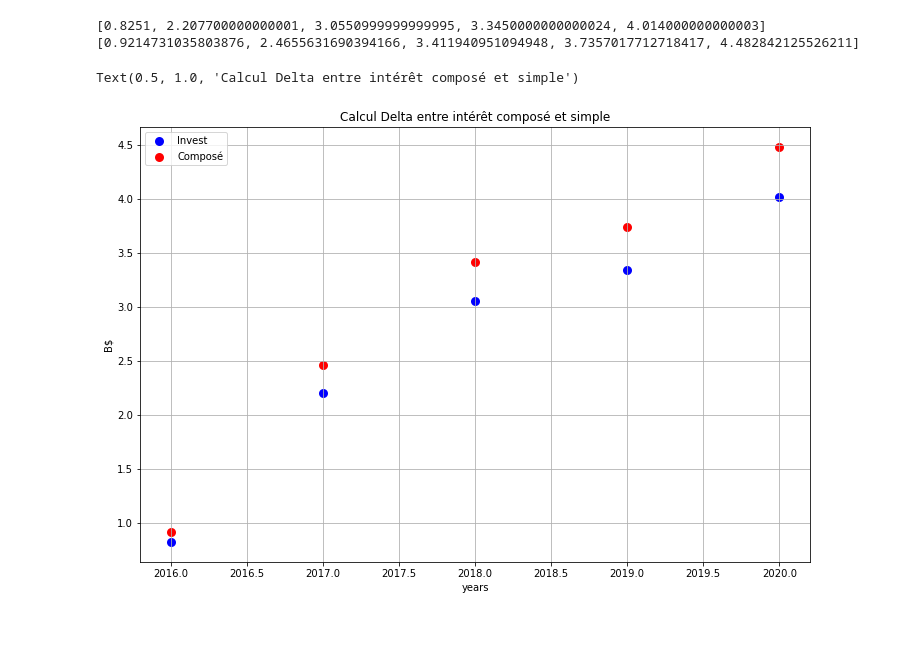
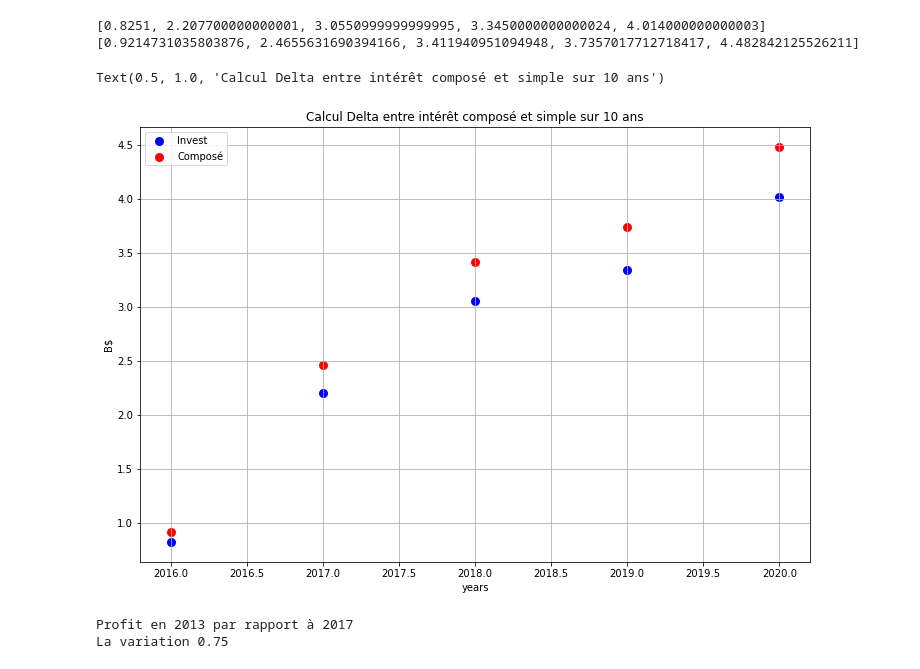
Before and after one commit to Bourillon/PPE2021, a Jupyter notebook: PPE.ipynb, the cells around one changed output. Saved outputs shown, nothing was run; the diff lists cells and outputs as text; code cells hidden in the pictures; blank space fills up the shorter version.

```diff
--- a/PPE.ipynb
+++ b/PPE.ipynb
@@ -192,17 +198,17 @@ Retour sur investissement
 # %%
 print(totalwinSimpleInterest)
 print(totalwinCompundInterest)
 plt.figure(figsize=(12,8))
 x = np.array(years)
 plt.scatter(x, totalwinSimpleInterest , c='blue', lw=3, label='Invest')
 plt.scatter(x, totalwinCompundInterest , c='red', lw=3, label='Composé')
 plt.grid()
 plt.legend()
 plt.xlabel('years')
 plt.ylabel('B$')
-plt.title('Calcul Delta entre intérêt composé et simple')
+plt.title('Calcul Delta entre intérêt composé et simple sur 10 ans')
 # %% [output]
 [0.8251, 2.207700000000001, 3.0550999999999995, 3.3450000000000024, 4.014000000000003]
 [0.9214731035803876, 2.4655631690394166, 3.411940951094948, 3.7357017712718417, 4.482842125526211]
-Text(0.5, 1.0, 'Calcul Delta entre intérêt composé et simple')
+Text(0.5, 1.0, 'Calcul Delta entre intérêt composé et simple sur 10 ans')
-[figure, old version]
+[figure, new version]
@@ -212,0 +215,42 @@ def Compund_interest(self, P, r, t, m):
+# %%
+result = 0
+def lowElasticityInterest(Q1, Q2, P1, P2):
+    if P2 == P1 :
+        print("Division par 0")
+    DeltaQ = abs(Q2-Q1)
+    DeltaP = abs(P2-P1)
+    Qd = Q2
+    Pd = P2
+    A = ((DeltaQ/Qd)/(DeltaP/Pd))
+    return A
+
+def highElasticityInterest(Q1, Q2, P1, P2):
+    if P2 == P1 :
+        print("Division par 0")
+    DeltaQ = abs(Q2-Q1)
+    DeltaP = abs(P2-P1)
+    B = (DeltaQ/(0.5*(Q1+Q2)))/(DeltaP/(0.5*(P1+P2)))
+    return B
+
+
+def chiffreAnnee(annee1,annee2,Q1, Q2, P1, P2):
+    lowQ = abs(Q2-Q1)
+    lowP = abs(P2-P1)
+    if lowQ <1000 or lowP<1000 :
+        result= lowElasticityInterest(Q1, Q2, P1, P2)
+    else :
+        result= highElasticityInterest(Q1, Q2, P1, P2)
+    if result<1 and P2 > P1 :
+        print("Profit en", annee2, "par rapport à",annee1)
+    if result>1 and P2 > P1 :
+        print("Profit en", annee1, "par rapport à",annee2)
+    if result<1 and P2 < P1 :
+        print("Profit en", annee1, "par rapport à",annee2)
+    if result>1 and P2 < P1 :
+        print("Profit en", annee2, "par rapport à",annee1)
+    print("La variation",result)
+
+chiffreAnnee(2013,2017,1000,2000,10,6)
+# %% [output]
+Profit en 2013 par rapport à 2017
+La variation 0.75
```
Also changed, not shown: parts of 3 cells of this notebook.
